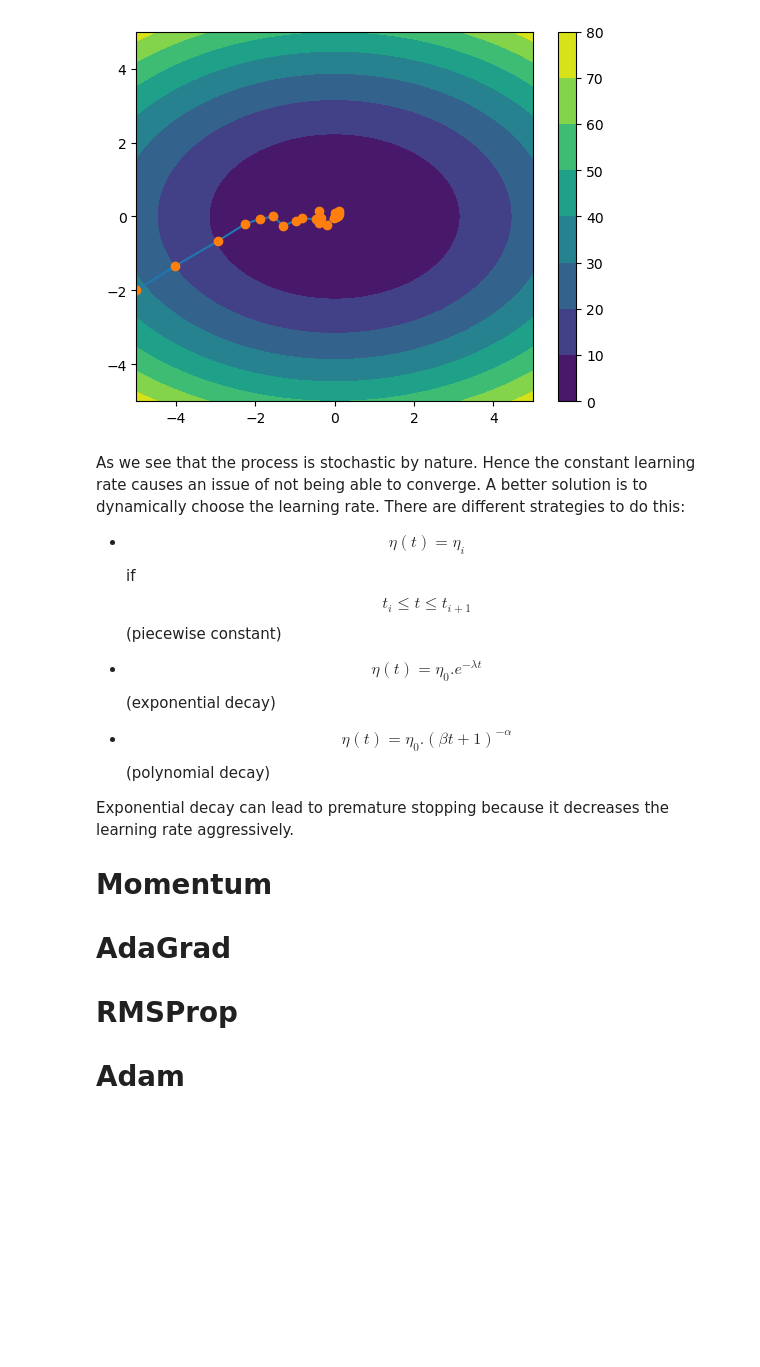
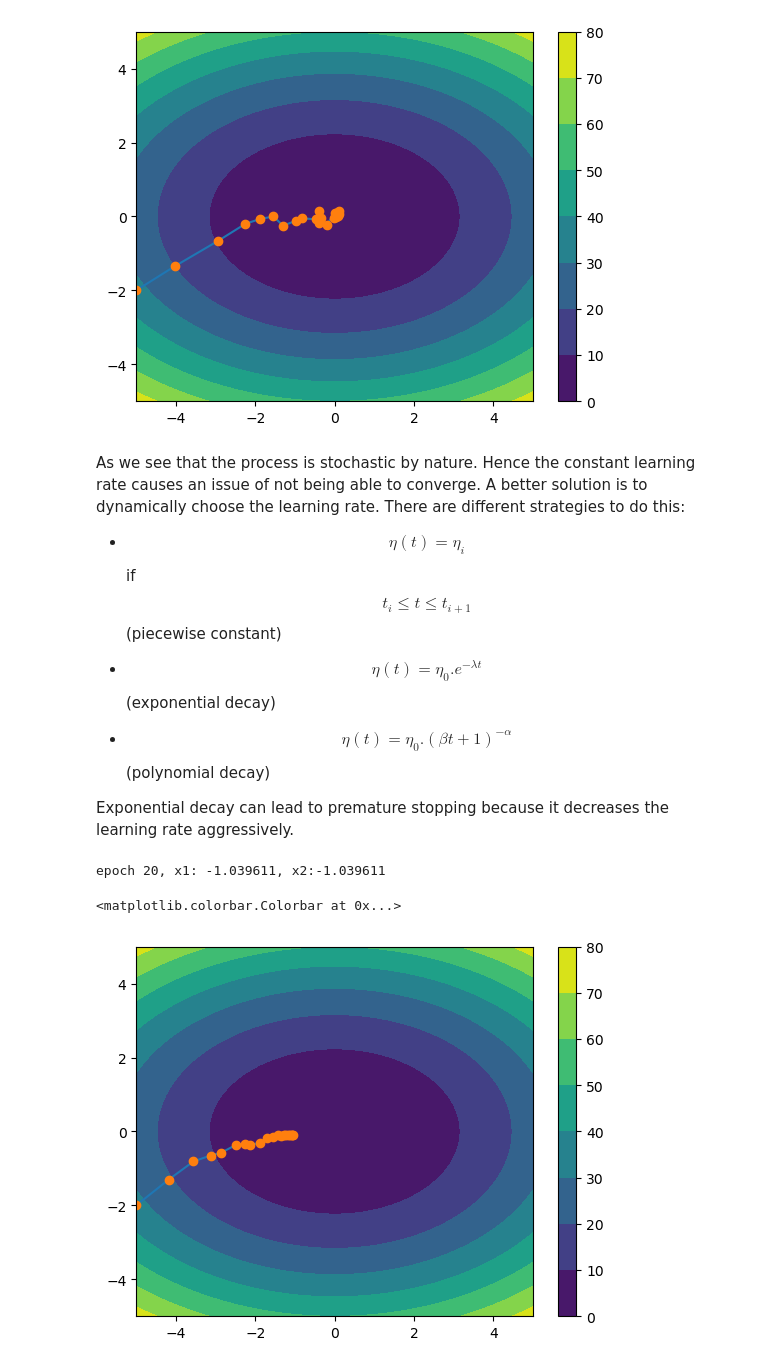
Before and after one commit to FlyingWhalesHQ/flying-whales-blog, a Jupyter notebook: _notebooks/31Optimizers.ipynb, the cells around one changed output. Drawn from its saved outputs; the diff is of its cells as text; code cells hidden in the pictures; blank space fills up the shorter version.

```diff
--- a/_notebooks/31Optimizers.ipynb
+++ b/_notebooks/31Optimizers.ipynb
@@ -231,12 +231,60 @@ As we see that the process is stochastic by nature. Hence the constant learning
 - $$ \eta(t) = \eta_0 . (\beta t + 1)^{-\alpha} $$ (polynomial decay)
 
 Exponential decay can lead to premature stopping because it decreases the learning rate aggressively.
-
-# Momentum
-
-# AdaGrad
-
-# RMSProp
-
-# Adam
+# %%
+import math
+
+def f(x1, x2):
+    return x1 ** 2 + 2 * x2 ** 2
+def f_grad(x1, x2):
+    return (2 * x1, 4 * x2)
+
+def exponential_lr():
+    # Global variable that is defined outside this function and updated inside
+    global t
+    t += 1
+    return math.exp(-0.1 * t)
+
+t=1
+lr = exponential_lr
+
+def sgd(x1,x2, s1,s2, f_grad):
+    g1,g2 = f_grad(x1,x2)
+    g1 += np.random.normal(0,1,1)[0]
+    g2 += np.random.normal(0,1,1)[0]
+    eta_t = eta * lr()
+    return (x1 - eta_t * g1, x2 - eta_t * g2, 0, 0)
+
+def train(trainer, steps=20, f_grad=None):
+    x1,x2,s1,s2=-5,-2,0,0
+    results = [(x1,x2)]
+    for i in range (steps):
+        if f_grad:
+            x1,x2,s1,s2=trainer(x1,x2,s1,s2,f_grad)
+        else:
+            x1,x2,s1,s2=trainer(x1,x2,s1,s2)
+        results.append((x1,x2))
+    print(f'epoch {i+1}, x1: {float(x1):f}, x2:{float(x1):f}')
+    return results
+
+results = train(sgd, f_grad=f_grad)
+
+xlist = np.linspace(-5.0, 5.0, 100)
+ylist = np.linspace(-5.0, 5.0, 100)
+X, Y = np.meshgrid(xlist, ylist)
+Z=f(X,Y)
+
+X2 = [result[0] for result in results]
+Y2 = [result[1] for result in results]
+# Z2=[f(X2[i],Y2[i]) for i in range(20)]
+
+fig,ax=plt.subplots(1,1)
+cp = ax.contourf(X, Y, Z)
+plt.plot(X2,Y2)
+plt.plot(X2,Y2, 'o')
+fig.colorbar(cp)
+# %% [output]
+epoch 20, x1: -1.039611, x2:-1.039611
+<matplotlib.colorbar.Colorbar at 0x...>
+[figure, added]
 # %%
```
Also changed, not shown: parts of 7 cells of this notebook.
